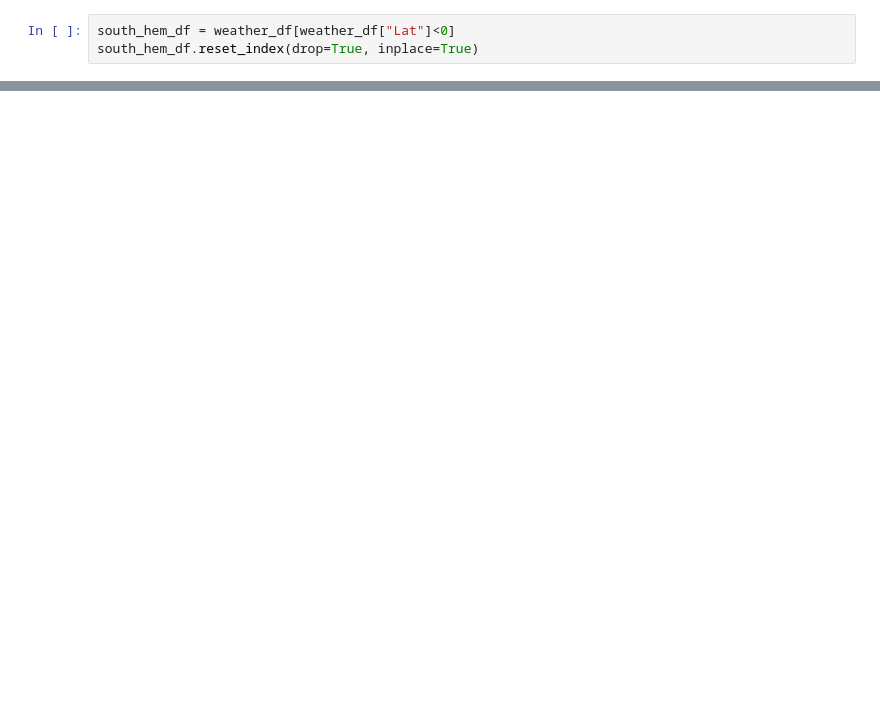
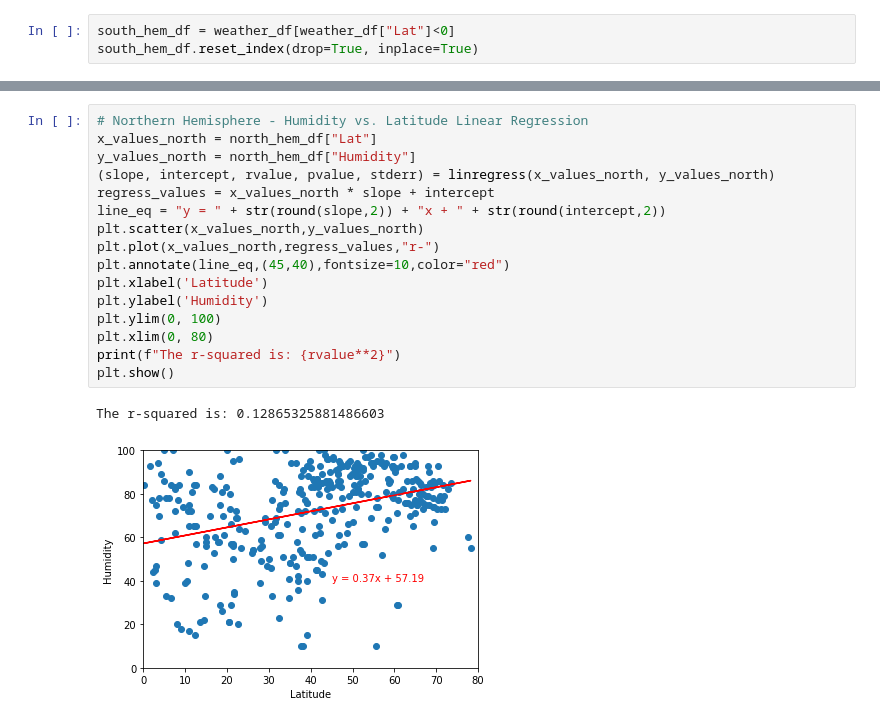
Before and after one commit to khennenf/python-api-challenge, a Jupyter notebook: Homework/Instructions/starter_code/Weather_Py_2.ipynb, the cells around one changed output, grey strips where cells are left out. Drawn from its saved outputs; the diff is of its cells as text; blank space fills up the shorter version.

```diff
--- a/Homework/Instructions/starter_code/Weather_Py_2.ipynb
+++ b/Homework/Instructions/starter_code/Weather_Py_2.ipynb
@@ -251,0 +276,19 @@ memory usage: 13.4+ KB
+# %%
+# Northern Hemisphere - Humidity vs. Latitude Linear Regression
+x_values_north = north_hem_df["Lat"]
+y_values_north = north_hem_df["Humidity"]
+(slope, intercept, rvalue, pvalue, stderr) = linregress(x_values_north, y_values_north)
+regress_values = x_values_north * slope + intercept
+line_eq = "y = " + str(round(slope,2)) + "x + " + str(round(intercept,2))
+plt.scatter(x_values_north,y_values_north)
+plt.plot(x_values_north,regress_values,"r-")
+plt.annotate(line_eq,(45,40),fontsize=10,color="red")
+plt.xlabel('Latitude')
+plt.ylabel('Humidity')
+plt.ylim(0, 100)
+plt.xlim(0, 80)
+print(f"The r-squared is: {rvalue**2}")
+plt.show()
+# %% [output]
+The r-squared is: 0.12865325881486603
+[figure, added]
```
Also changed, not shown: parts of 24 cells of this notebook.
